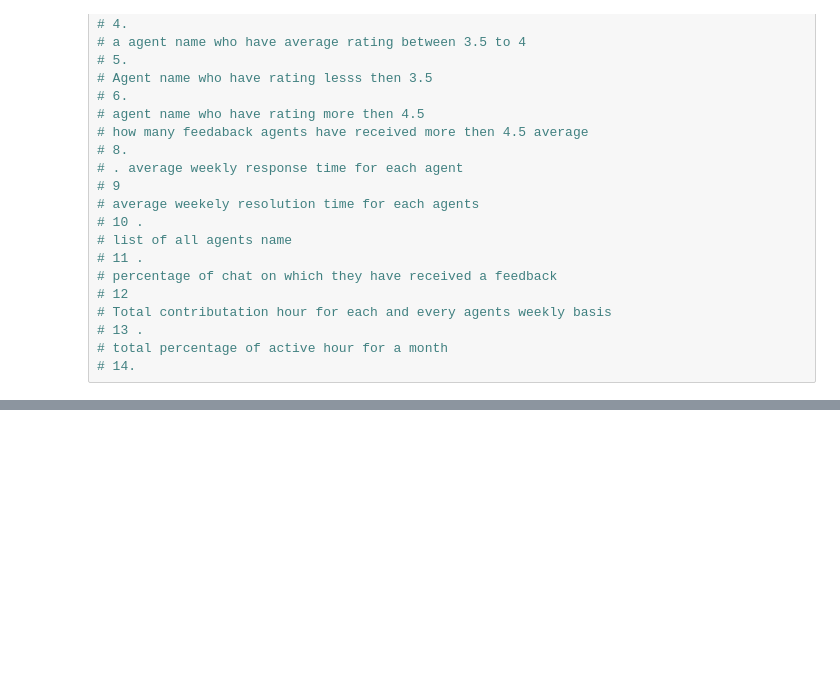
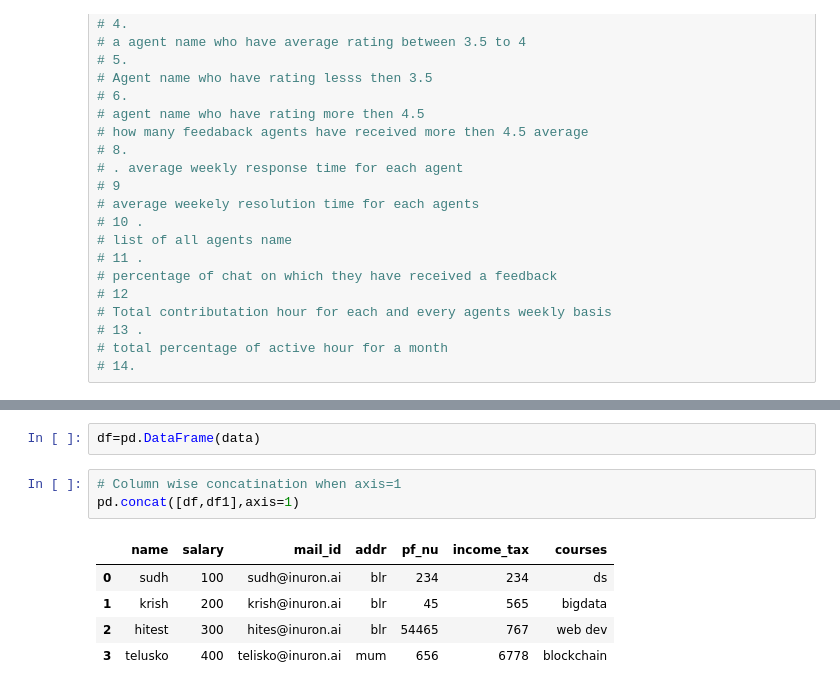
Before and after one commit to guptaayushman24/Ineuron_Python, a Jupyter notebook: Pandas.ipynb, the cells around one changed output, grey strips where cells are left out. Cells and saved outputs as stored; diff of their text form; blank space fills up the shorter version.

```diff
--- a/Pandas.ipynb
+++ b/Pandas.ipynb
@@ -1097,0 +1203,11 @@ df_attribute
+# %%
+df=pd.DataFrame(data)
+# %%
+# Column wise concatination when axis=1
+pd.concat([df,df1],axis=1)
+# %% [output]
+|  | name | salary | mail_id | addr | pf_nu | income_tax | courses |
+| 0 | sudh | 100 | sudh@inuron.ai | blr | 234 | 234 | ds |
+| 1 | krish | 200 | krish@inuron.ai | blr | 45 | 565 | bigdata |
+| 2 | hitest | 300 | hites@inuron.ai | blr | 54465 | 767 | web dev |
+| 3 | telusko | 400 | telisko@inuron.ai | mum | 656 | 6778 | blockchain |
```
Also changed, not shown: parts of 17 cells of this notebook.
